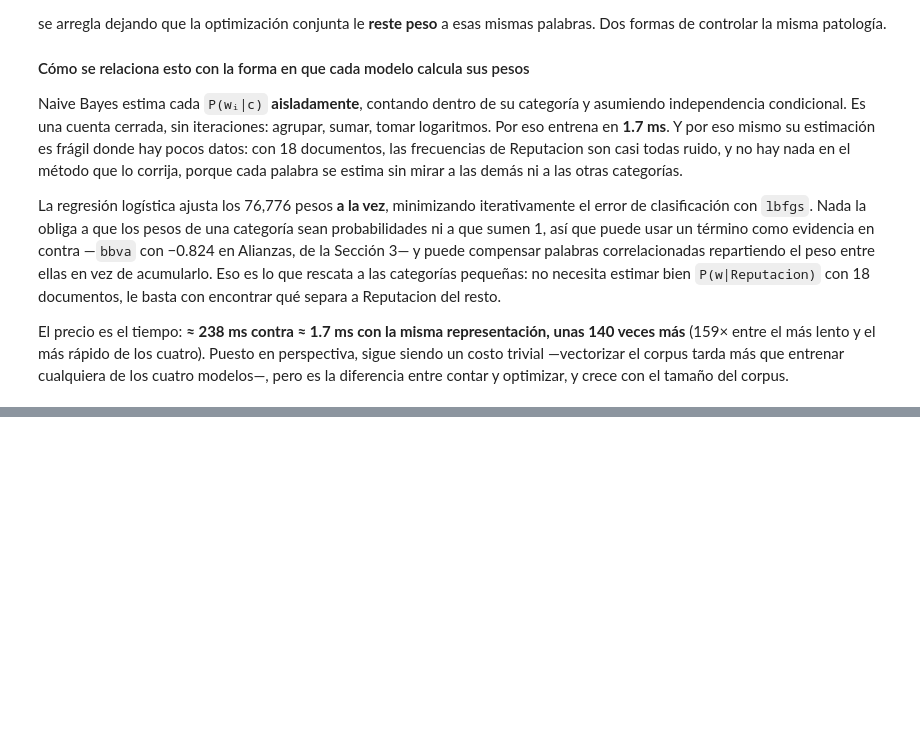
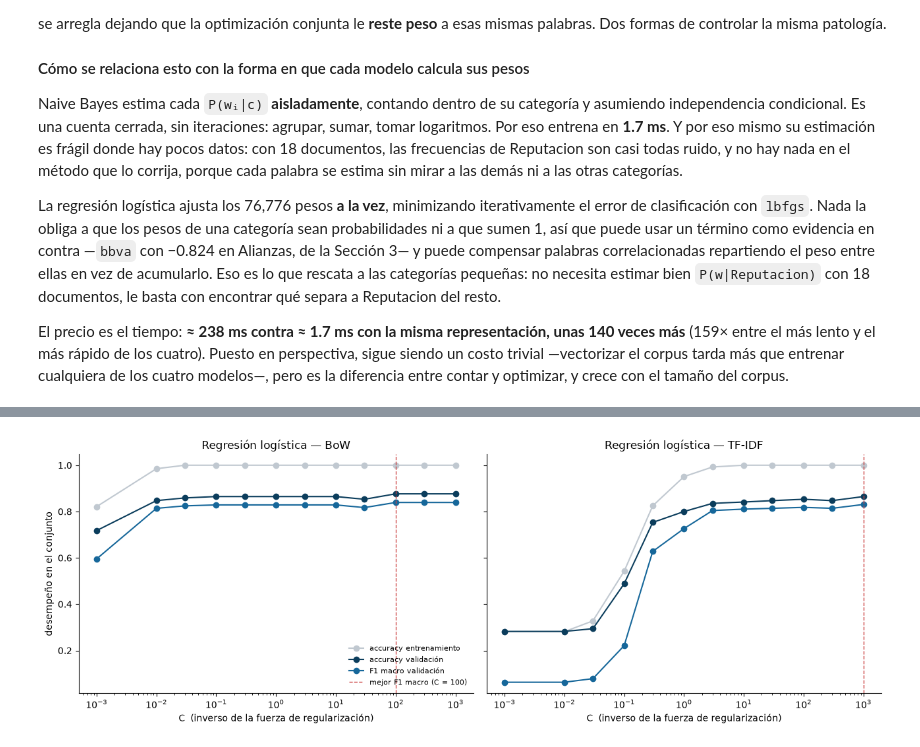
Before and after one commit to MrCifristo/NaturalLanguageProcessing, a Jupyter notebook: lab4-nlp/lab4.ipynb, the cells around one changed output, grey strips where cells are left out. Saved outputs shown, nothing was run; the diff lists cells and outputs as text; code cells hidden in the pictures; blank space fills up the shorter version.

```diff
--- a/lab4-nlp/lab4.ipynb
+++ b/lab4-nlp/lab4.ipynb
@@ -1299,0 +1369,28 @@ modelos—, pero es la diferencia entre contar y optimizar, y crece con el tama
+# %%
+# --- 5.2 La curva de regularización ---
+
+fig, axes = plt.subplots(1, 2, figsize=(13, 4.6), sharey=True)
+
+for ax, nombre in zip(axes, ["BoW", "TF-IDF"]):
+    sub = barrido[barrido["Representación"] == nombre]
+    ax.plot(sub["C"], sub["acc train"],    "o-", color="#c0c8d0", label="accuracy entrenamiento")
+    ax.plot(sub["C"], sub["acc val"],      "o-", color="#0b3d5c", label="accuracy validación")
+    ax.plot(sub["C"], sub["F1 macro val"], "o-", color="#16679a", label="F1 macro validación")
+
+    mejor_C = sub.loc[sub["F1 macro val"].idxmax(), "C"]
+    ax.axvline(mejor_C, color="#c44", linestyle="--", linewidth=1,
+               label=f"mejor F1 macro (C = {mejor_C:g})")
+
+    ax.set_xscale("log")
+    ax.set_xlabel("C  (inverso de la fuerza de regularización)")
+    ax.set_title(f"Regresión logística — {nombre}")
+    ax.spines[["top", "right"]].set_visible(False)
+
+axes[0].set_ylabel("desempeño en el conjunto")
+axes[0].legend(frameon=False, fontsize=8, loc="lower right")
+
+plt.tight_layout()
+plt.savefig("reporte/img/regularizacion.png", dpi=120)
+plt.show()
+# %% [output]
+[figure, added]
```
Also changed, not shown: parts of 7 cells of this notebook, 2 other files.
